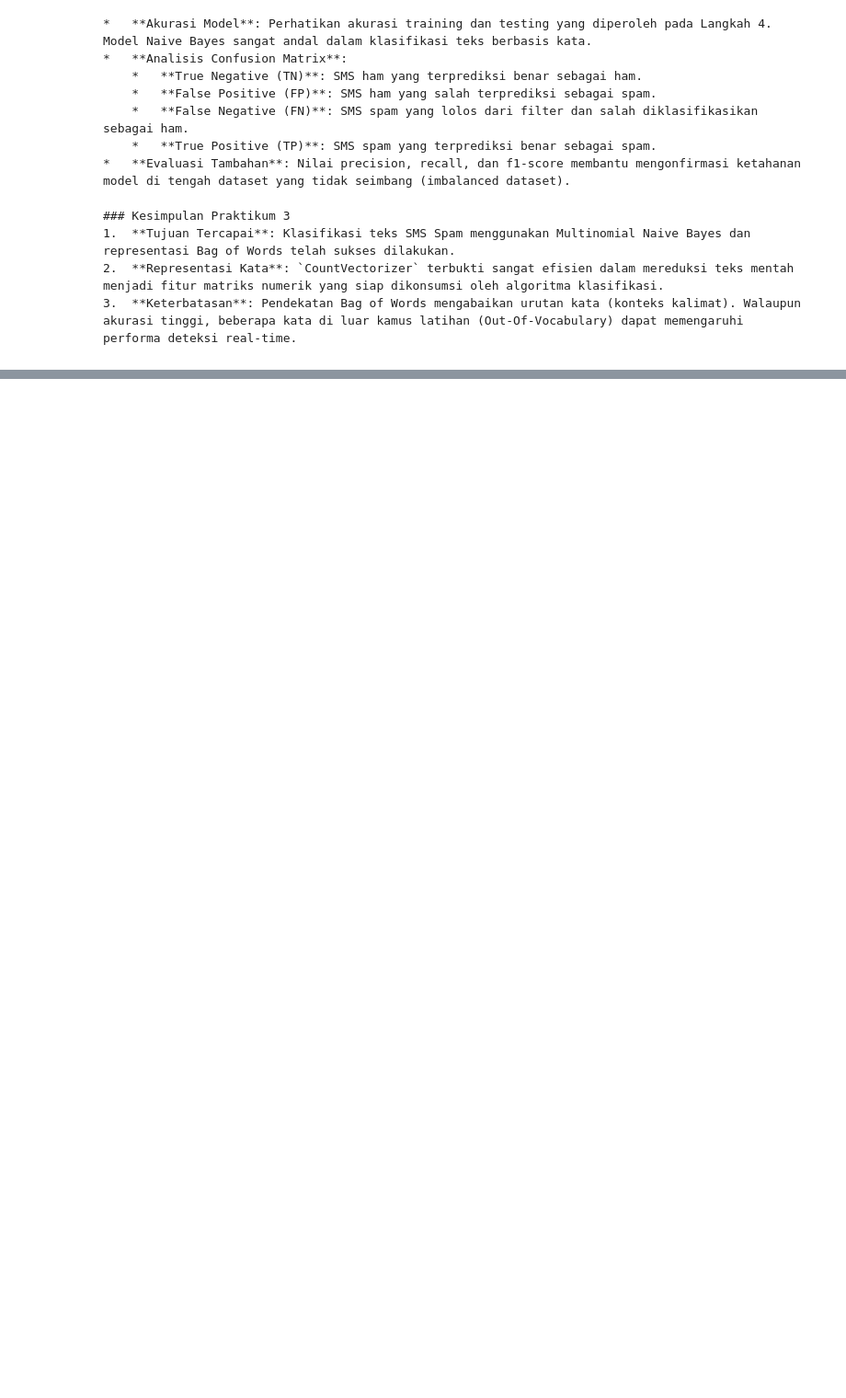
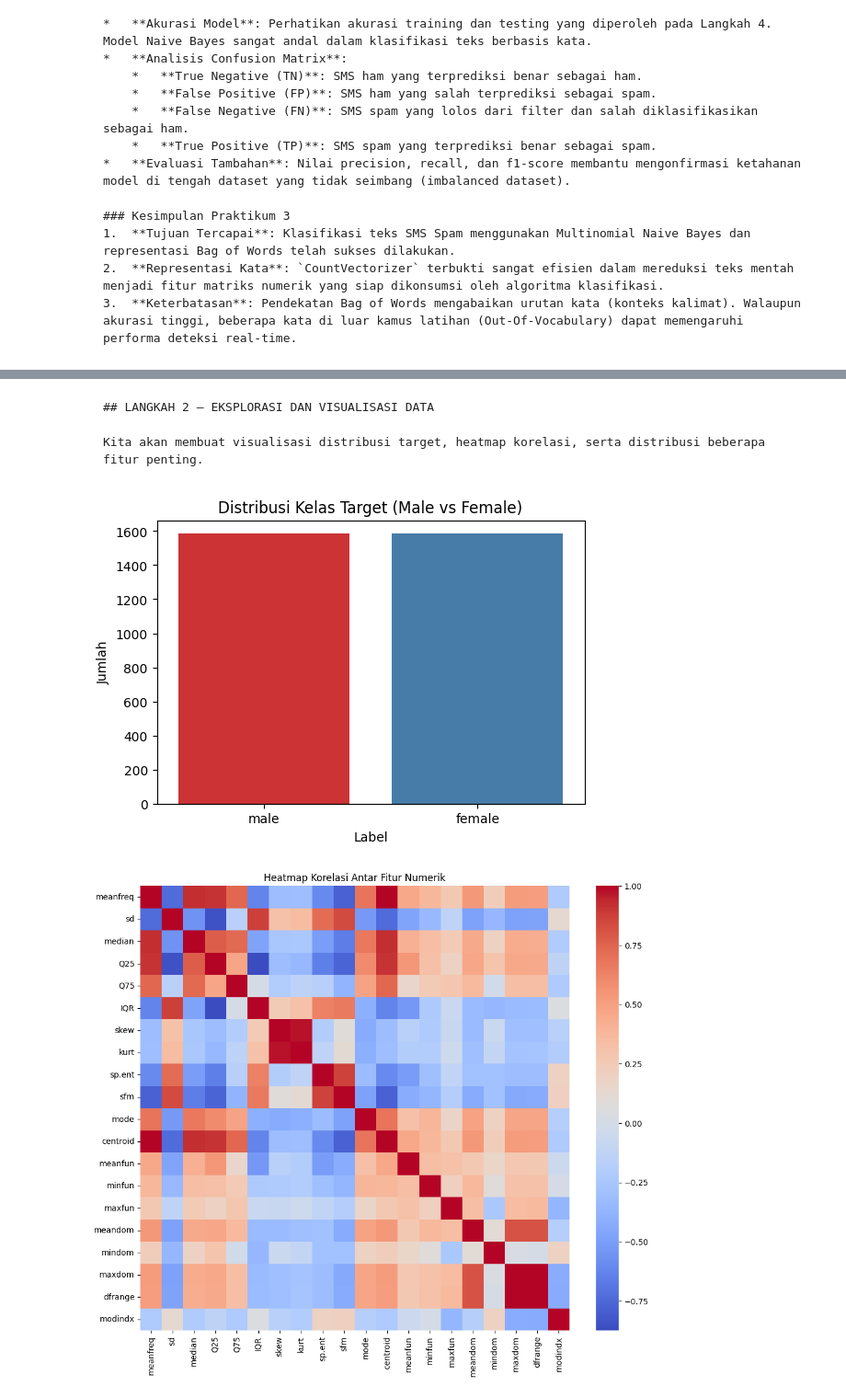
Before and after one commit to Yahya1805/machine-learning_2026, a Jupyter notebook: ML_JS09_10_Klasifikasi.ipynb, the cells around one changed output, grey strips where cells are left out. Shown at 92% size. Saved outputs shown, nothing was run; the diff lists cells and outputs as text; code cells hidden in the pictures; blank space fills up the shorter version.

````diff
--- a/ML_JS09_10_Klasifikasi.ipynb
+++ b/ML_JS09_10_Klasifikasi.ipynb
@@ -928,0 +1009,37 @@ weighted avg       0.98      0.98      0.98      1115
+# %% [markdown]
+```markdown
+## LANGKAH 2 — EKSPLORASI DAN VISUALISASI DATA
+
+Kita akan membuat visualisasi distribusi target, heatmap korelasi, serta distribusi beberapa fitur penting.
+```
+# %%
+import matplotlib.pyplot as plt
+import seaborn as sns
+
+# 1. Visualisasi Distribusi Kelas Target
+plt.figure(figsize=(6, 4))
+sns.countplot(data=df_voice, x='label', palette='Set1', hue='label', legend=False)
+plt.title('Distribusi Kelas Target (Male vs Female)')
+plt.xlabel('Label')
+plt.ylabel('Jumlah')
+plt.show()
+
+# 2. Heatmap Korelasi antar Fitur Numerik
+plt.figure(figsize=(12, 10))
+features_only = df_voice.drop(columns=['label'])
+sns.heatmap(features_only.corr(), annot=False, cmap='coolwarm')
+plt.title('Heatmap Korelasi Antar Fitur Numerik')
+plt.show()
+
+# 3. Distribusi Fitur Relevan (Contoh: meanfreq dan sd)
+fig, axes = plt.subplots(1, 2, figsize=(14, 5))
+sns.histplot(data=df_voice, x='meanfreq', hue='label', kde=True, ax=axes[0], palette='Set2')
+axes[0].set_title('Distribusi Fitur meanfreq berdasarkan Label')
+
+sns.histplot(data=df_voice, x='sd', hue='label', kde=True, ax=axes[1], palette='Set2')
+axes[1].set_title('Distribusi Fitur sd berdasarkan Label')
+plt.tight_layout()
+plt.show()
+# %% [output]
+[figure, added]
+[figure, added]
````
Also changed, not shown: parts of 18 cells of this notebook.
